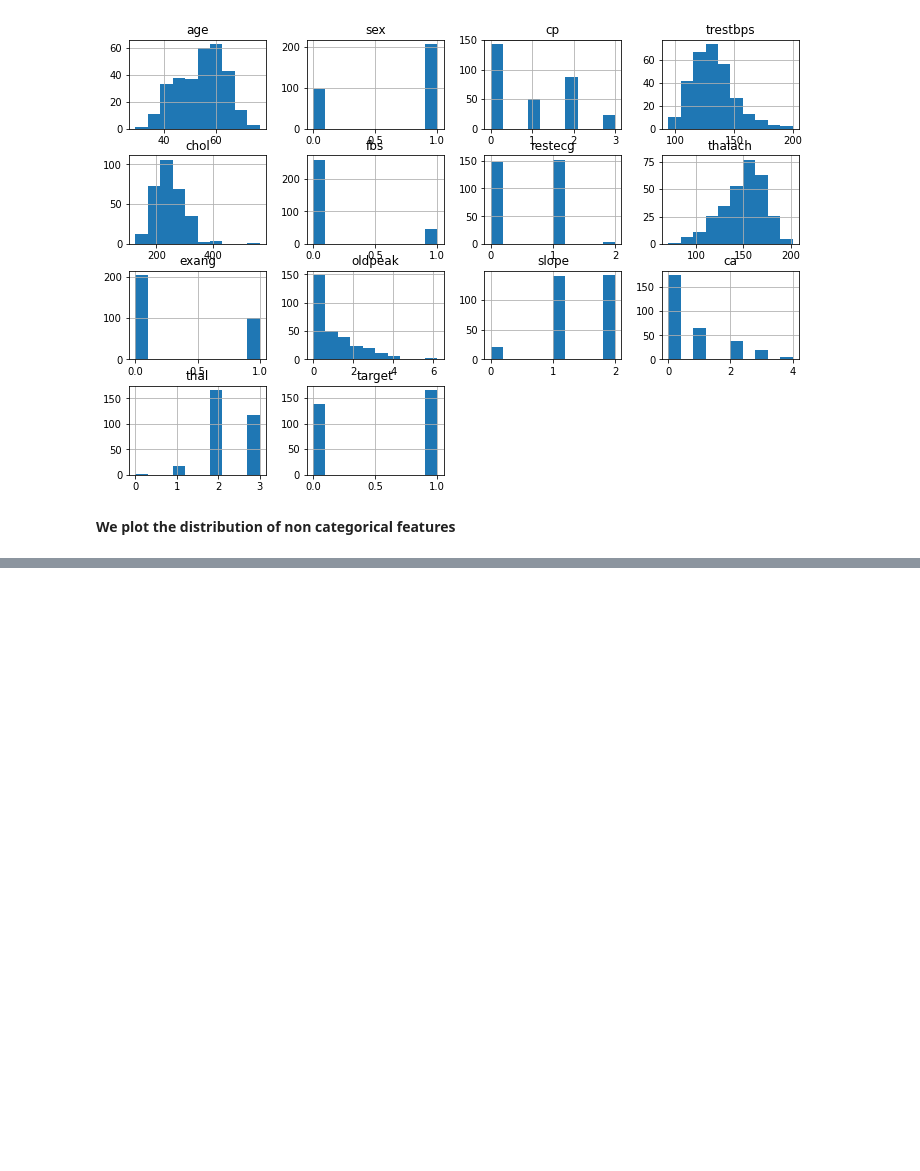
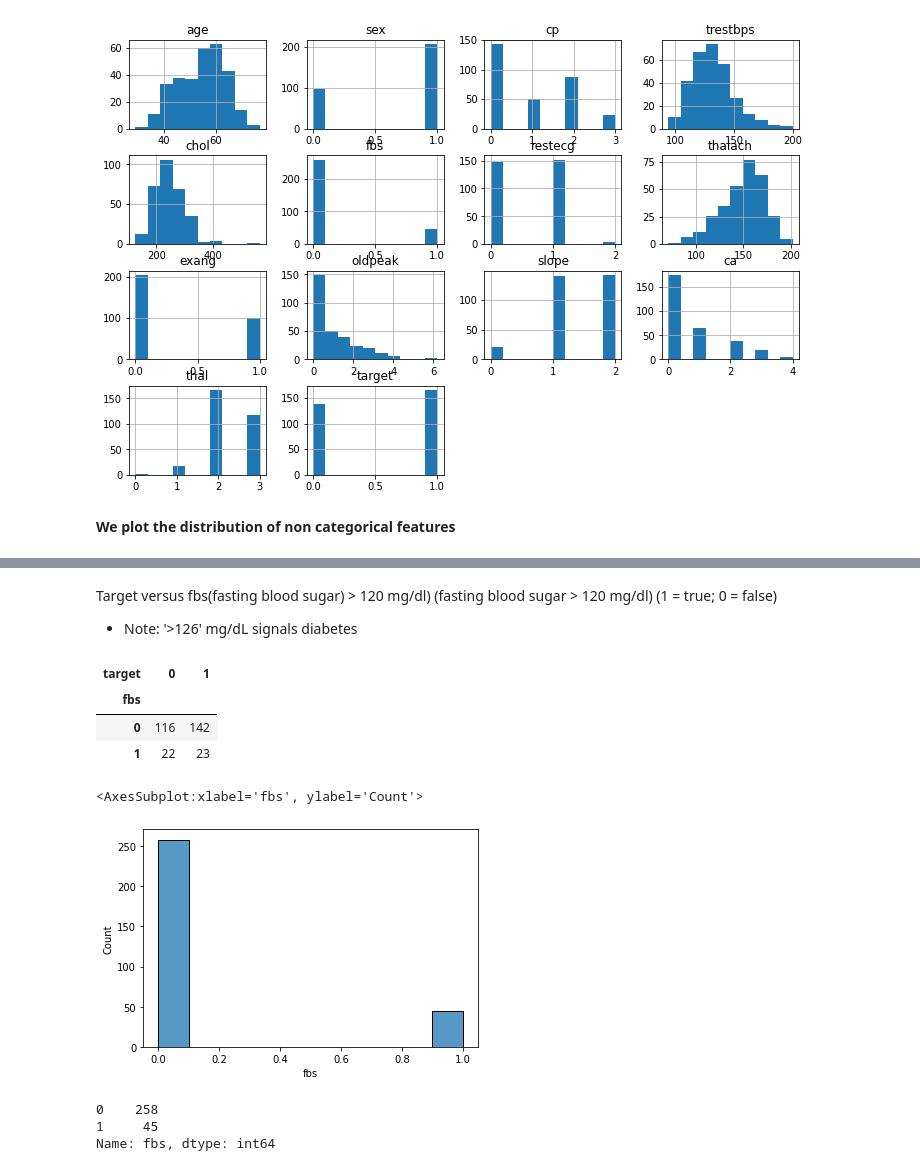
Before and after one commit to gracejidael/Health-datasets-Classification-, a Jupyter notebook: heart-disease-classification.ipynb, the cells around one changed output, grey strips where cells are left out. Cells and saved outputs as stored; diff of their text form; code cells hidden in the pictures; blank space fills up the shorter version.

```diff
--- a/heart-disease-classification.ipynb
+++ b/heart-disease-classification.ipynb
@@ -141,0 +209,22 @@ plt.show()
+# %% [markdown]
+Target versus fbs(fasting blood sugar) > 120 mg/dl)
+(fasting blood sugar > 120 mg/dl) (1 = true; 0 = false)
+* Note: '>126' mg/dL signals diabetes
+# %%
+pd.crosstab(df.fbs, df.target)
+# %% [output]
+| target | 0 | 1 |
+| fbs |  |  |
+| 0 | 116 | 142 |
+| 1 | 22 | 23 |
+# %%
+sns.histplot(data=df["fbs"])
+# %% [output]
+<AxesSubplot:xlabel='fbs', ylabel='Count'>
+[figure, added]
+# %%
+df["fbs"].value_counts()
+# %% [output]
+0    258
+1     45
+Name: fbs, dtype: int64
```
Also changed, not shown: parts of 20 cells of this notebook.
